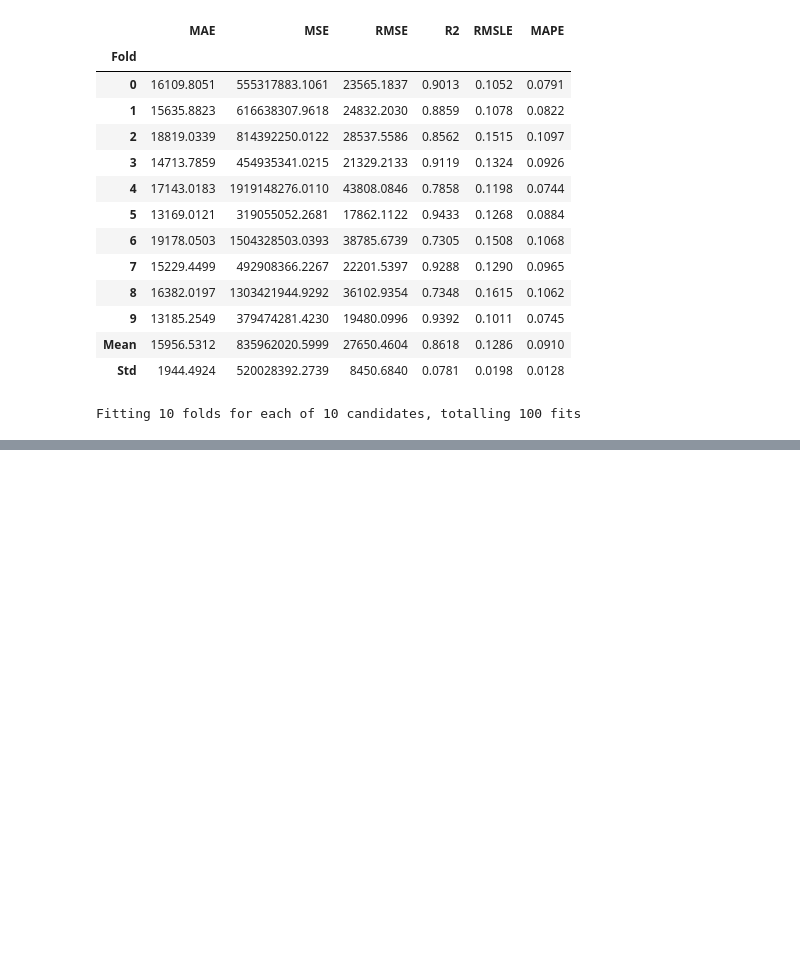
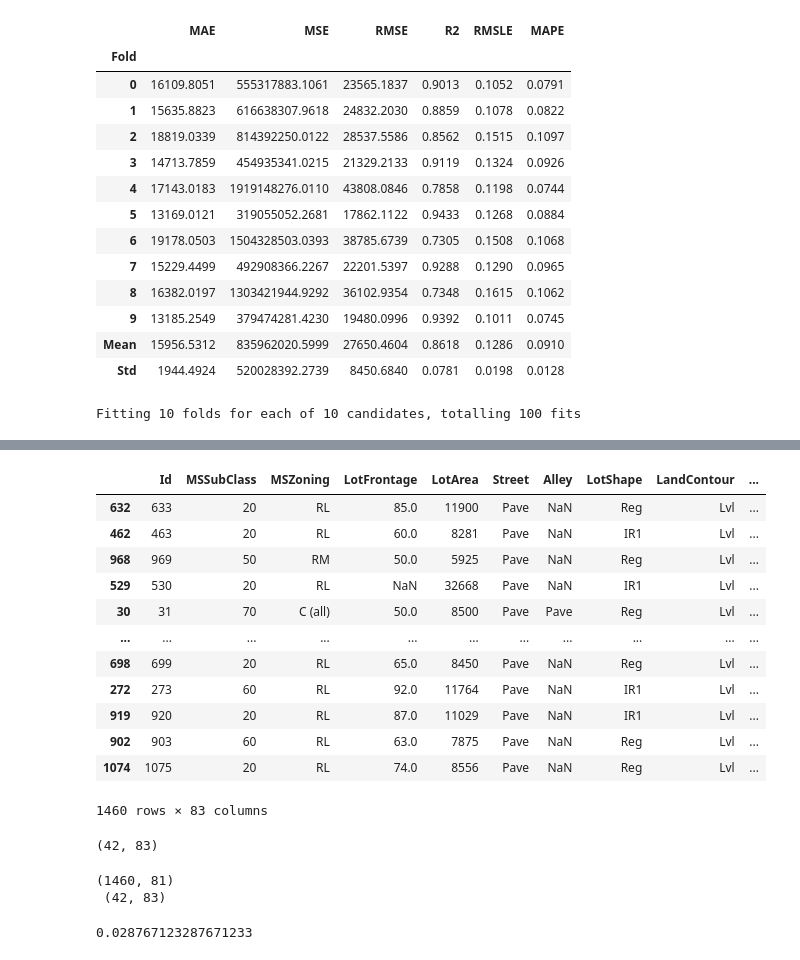
Before and after one commit to jdhova/Pycaret-Projects, a Jupyter notebook: Supervised-Learning/Regression/house2.ipynb, the cells around one changed output, grey strips where cells are left out. Cells and saved outputs as stored; diff of their text form; code cells hidden in the pictures; blank space fills up the shorter version.

```diff
--- a/Supervised-Learning/Regression/house2.ipynb
+++ b/Supervised-Learning/Regression/house2.ipynb
@@ -217,0 +498,3 @@ Fitting 10 folds for each of 10 candidates, totalling 100 fits
+# %%
+beta_model = predict_model(model_test,data=df.drop('SalePrice', axis=1))
+beta_model
@@ -217,0 +516,3 @@ Fitting 10 folds for each of 10 candidates, totalling 100 fits
+# %%
+beta_model['SalePrice'] = df['SalePrice']
+beta_model
@@ -217,0 +533,3 @@ Fitting 10 folds for each of 10 candidates, totalling 100 fits
+# %%
+beta_model['pct_err'] = (abs (beta_model['SalePrice'] - beta_model['prediction_label'])) / beta_model['SalePrice']
+beta_model
@@ -217,0 +550,30 @@ Fitting 10 folds for each of 10 candidates, totalling 100 fits
+# %%
+beta_model = beta_model.sort_values('pct_err', ascending=False)
+beta_model
+# %% [output]
+|  | Id | MSSubClass | MSZoning | LotFrontage | LotArea | Street | Alley | LotShape | LandContour | ... |
+| 632 | 633 | 20 | RL | 85.0 | 11900 | Pave | NaN | Reg | Lvl | ... |
+| 462 | 463 | 20 | RL | 60.0 | 8281 | Pave | NaN | IR1 | Lvl | ... |
+| 968 | 969 | 50 | RM | 50.0 | 5925 | Pave | NaN | Reg | Lvl | ... |
+| 529 | 530 | 20 | RL | NaN | 32668 | Pave | NaN | IR1 | Lvl | ... |
+| 30 | 31 | 70 | C (all) | 50.0 | 8500 | Pave | Pave | Reg | Lvl | ... |
+| ... | ... | ... | ... | ... | ... | ... | ... | ... | ... | ... |
+| 698 | 699 | 20 | RL | 65.0 | 8450 | Pave | NaN | Reg | Lvl | ... |
+| 272 | 273 | 60 | RL | 92.0 | 11764 | Pave | NaN | IR1 | Lvl | ... |
+| 919 | 920 | 20 | RL | 87.0 | 11029 | Pave | NaN | IR1 | Lvl | ... |
+| 902 | 903 | 60 | RL | 63.0 | 7875 | Pave | NaN | Reg | Lvl | ... |
+| 1074 | 1075 | 20 | RL | 74.0 | 8556 | Pave | NaN | Reg | Lvl | ... |
+1460 rows × 83 columns
+# %%
+beta_model[beta_model['pct_err'] > 0.15].shape
+# %% [output]
+(42, 83)
+# %%
+print(df.shape,'\n', beta_model[beta_model['pct_err']> 0.15].shape)
+# %% [output]
+(1460, 81)
+ (42, 83)
+# %%
+print(beta_model[beta_model['pct_err']> 0.15].shape[0]/df.shape[0])
+# %% [output]
+0.028767123287671233
```
Also changed, not shown: parts of 30 cells of this notebook, 3 other files.
